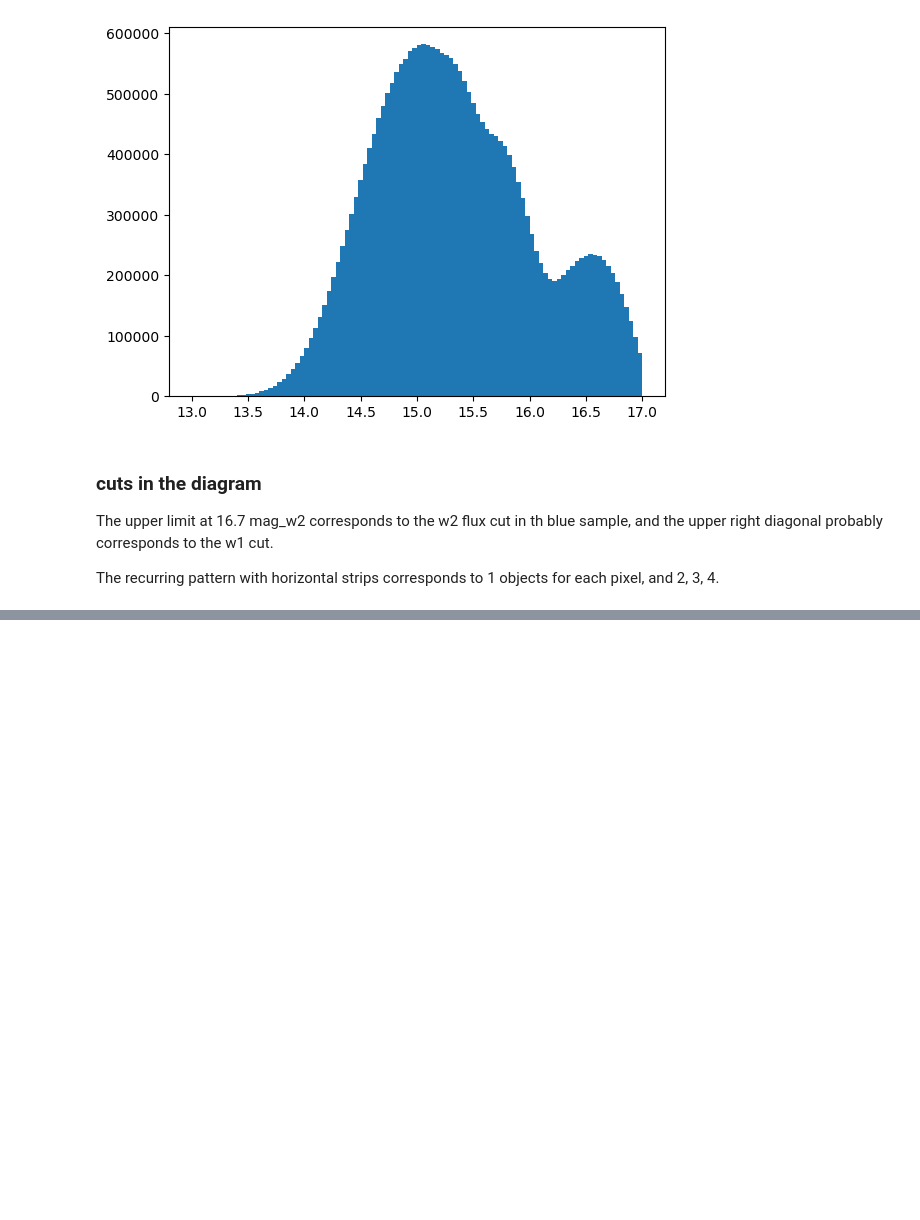
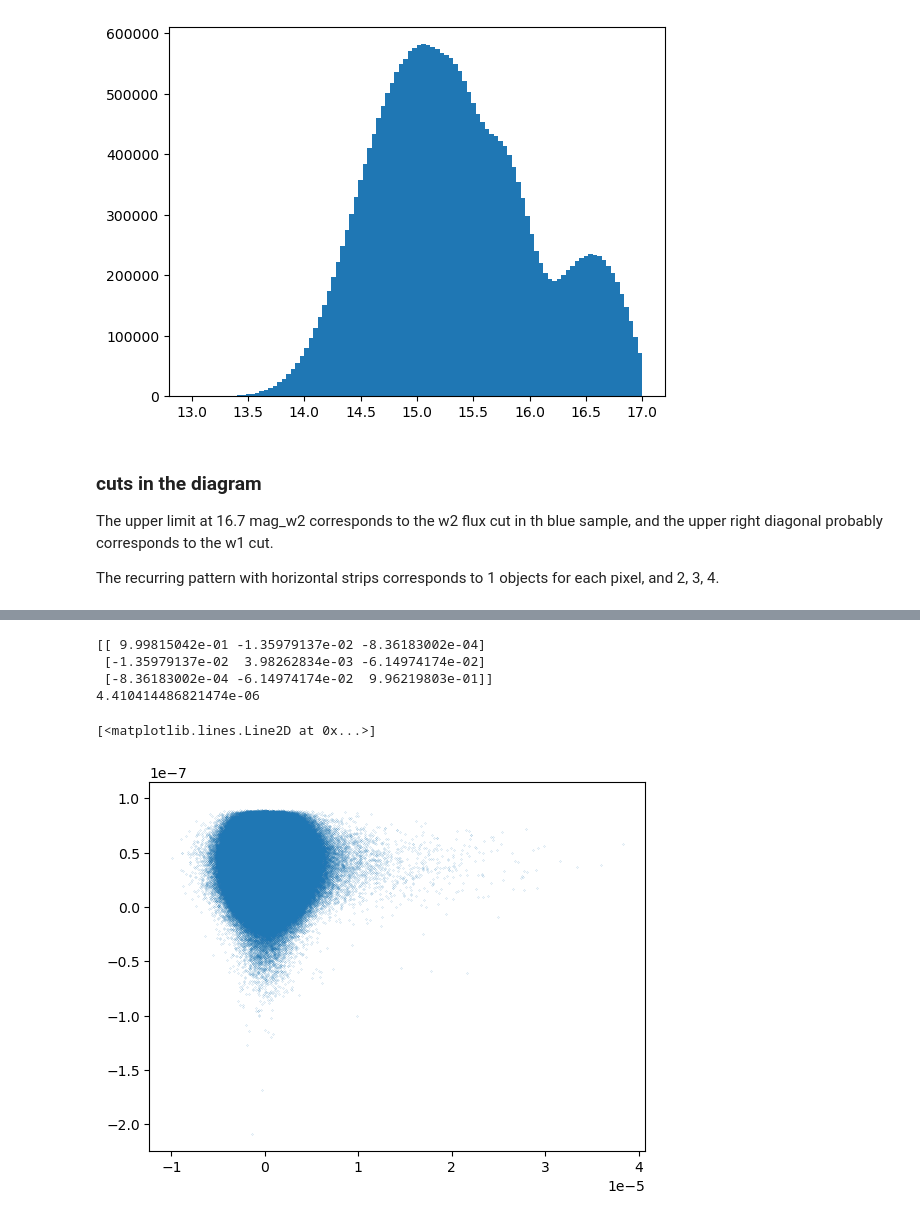
Before and after one commit to Zguandi/unWISE_SZ, a Jupyter notebook: unWISE_flux_map.ipynb, the cells around one changed output, grey strips where cells are left out. Drawn from its saved outputs; the diff is of its cells as text; code cells hidden in the pictures; blank space fills up the shorter version.

```diff
--- a/unWISE_flux_map.ipynb
+++ b/unWISE_flux_map.ipynb
@@ -130,0 +179,15 @@ hp.mollview(galmask)
+# %%
+model_prediction = bilinear_model(x1,x2,a_ml,b_ml,c_ml)
+cov = soln.hess_inv
+print(cov)
+print(log_probability([a_ml,b_ml,c_ml],x1,x2,y))
+# compare model prediction with ymap
+
+plt.scatter(y,model_prediction,s=0.01)
+# %% [output]
+[[ 9.99815042e-01 -1.35979137e-02 -8.36183002e-04]
+ [-1.35979137e-02  3.98262834e-03 -6.14974174e-02]
+ [-8.36183002e-04 -6.14974174e-02  9.96219803e-01]]
+4.410414486821474e-06
+[<matplotlib.lines.Line2D at 0x...>]
+[figure, added]
```
Also changed, not shown: parts of 9 cells of this notebook, 5 other files.
